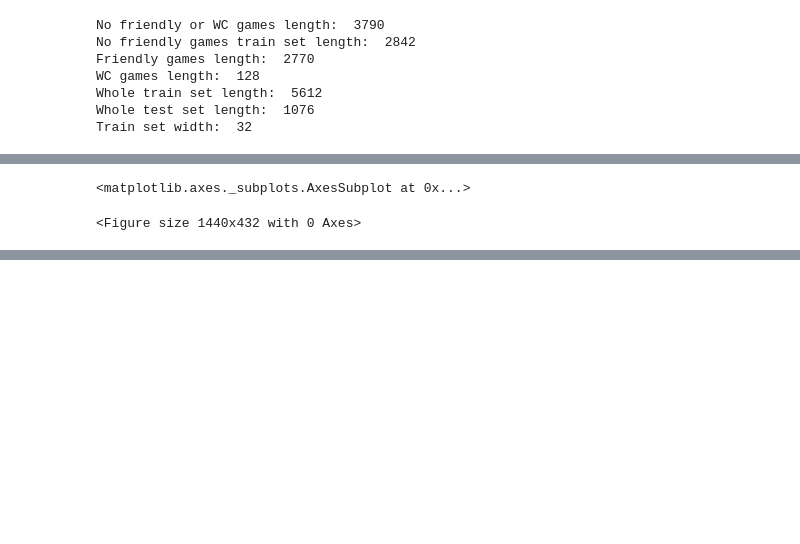
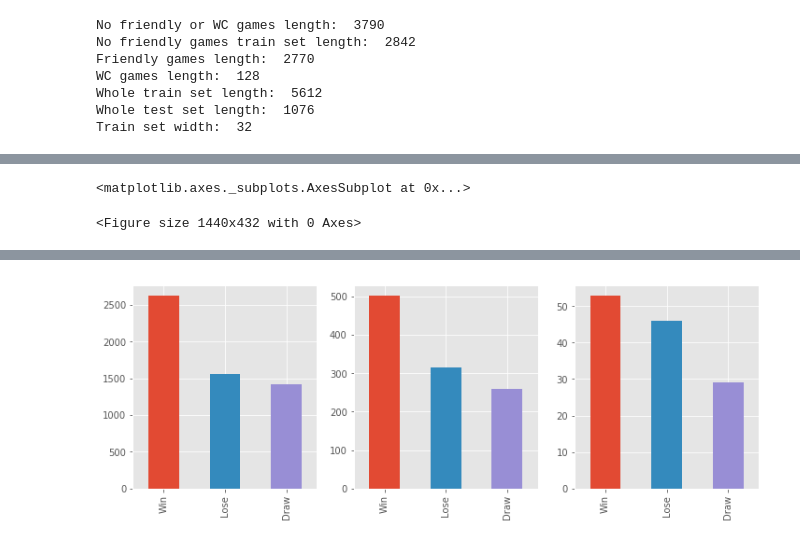
Before and after one commit to Villux/world_cup, a Jupyter notebook: world_cup_predictor.ipynb, the cells around one changed output, grey strips where cells are left out. Drawn from its saved outputs; the diff is of its cells as text; code cells hidden in the pictures; blank space fills up the shorter version.

```diff
--- a/world_cup_predictor.ipynb
+++ b/world_cup_predictor.ipynb
@@ -153,9 +163,10 @@ def get_labeled_df(s):
     return df
 
 plt.figure(figsize=(20, 6))
-fig, axes = plt.subplots(nrows=1, ncols=2, figsize=(10, 6))
+fig, axes = plt.subplots(nrows=1, ncols=3, figsize=(12, 4))
 pd.value_counts(get_labeled_df(y_train)["home_win"]).plot.bar(ax=axes[0])
 pd.value_counts(get_labeled_df(y_test)["home_win"]).plot.bar(ax=axes[1])
+pd.value_counts(get_labeled_df(y_wc)["home_win"]).plot.bar(ax=axes[2])
 # %% [output]
 <matplotlib.axes._subplots.AxesSubplot at 0x...>
 <Figure size 1440x432 with 0 Axes>
@@ -163,3 +173,4 @@ pd.value_counts(get_labeled_df(y_test)["home_win"]).plot.bar(ax=axes[1])
+[figure, added]
 # %%
 plt.figure(figsize=(10,10))
 plt.matshow(X_train.corr(), fignum=1)
```
Also changed, not shown: parts of 10 cells of this notebook.
